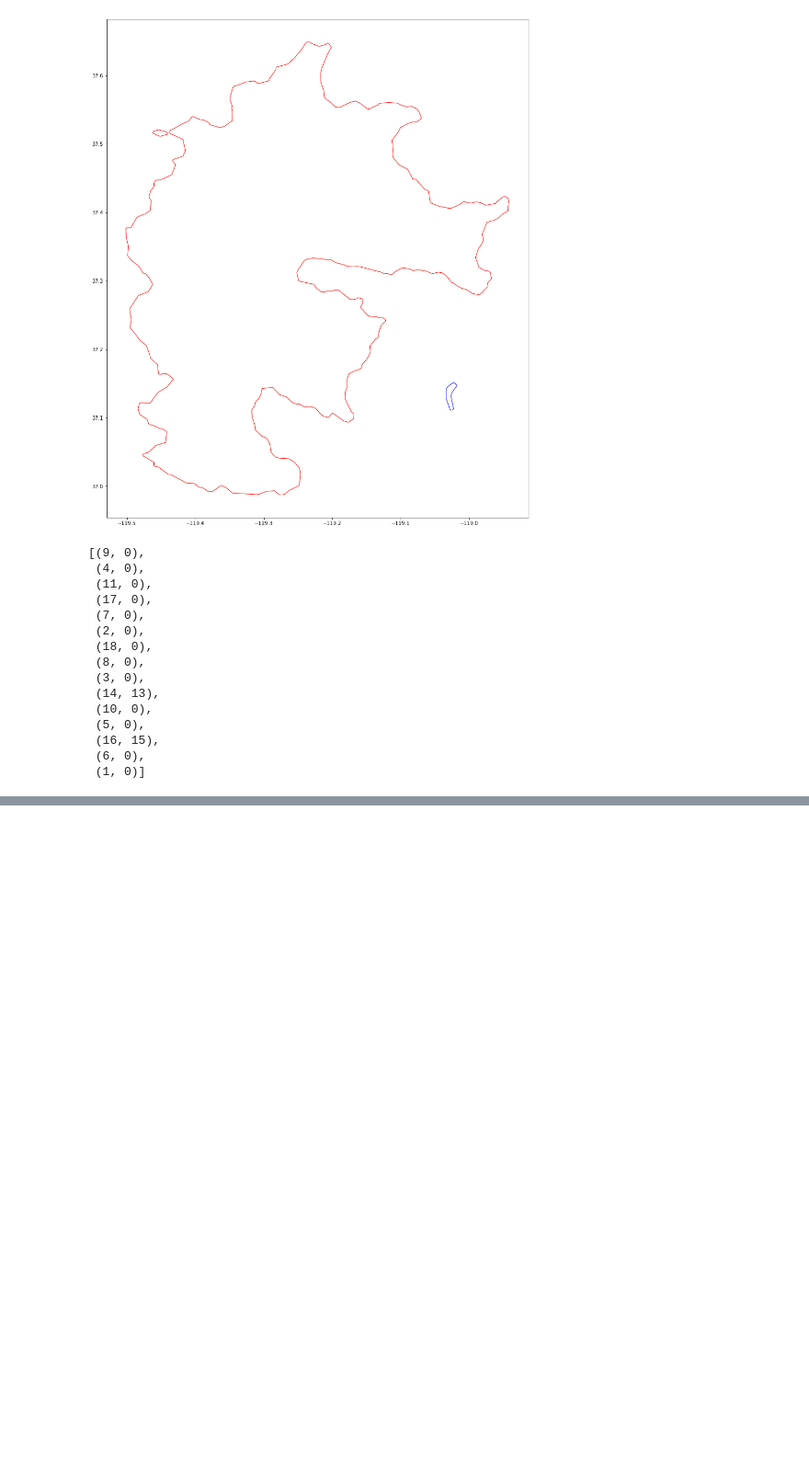
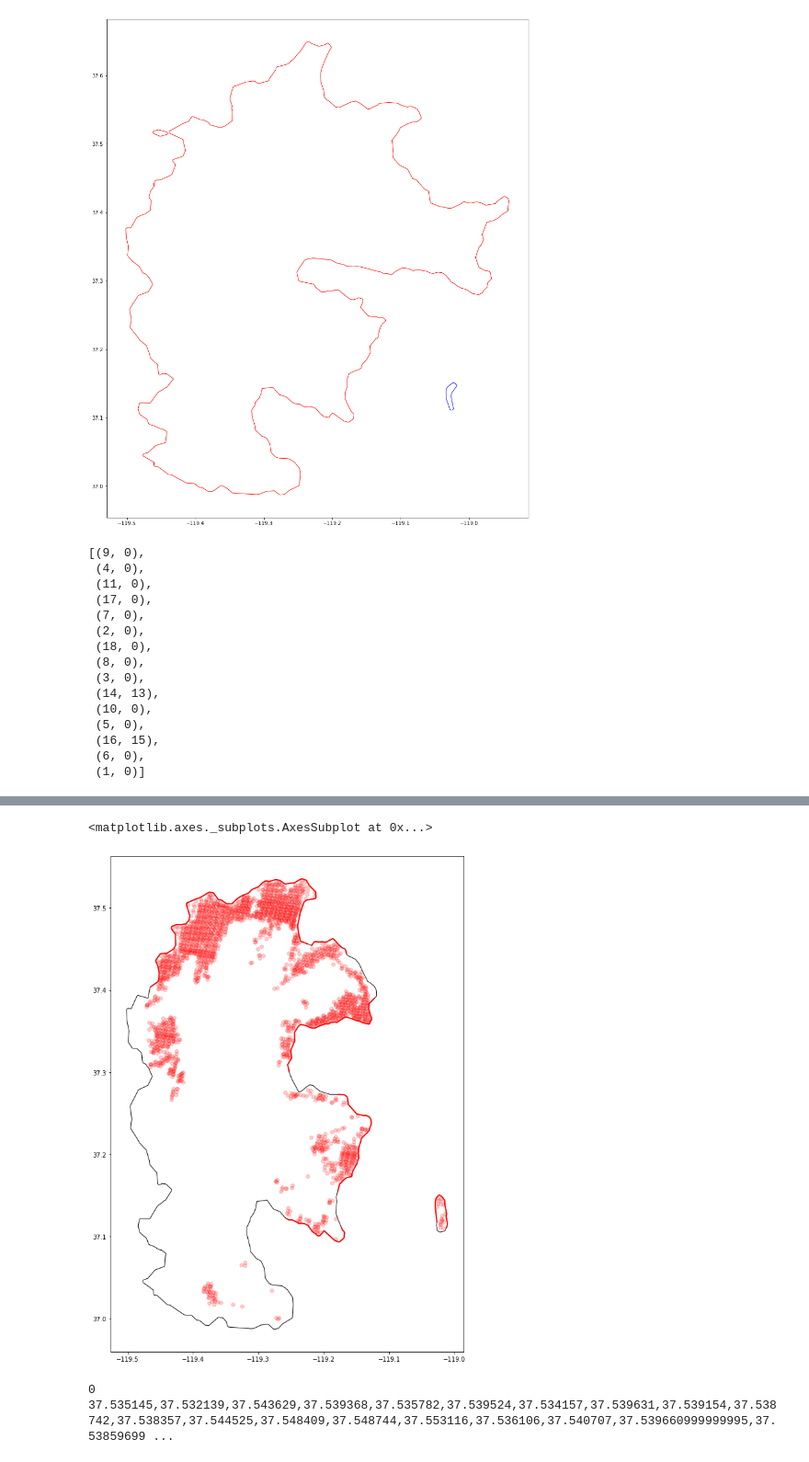
Before and after one commit to Earth-Information-System/fireatlas, a Jupyter notebook: CodeDebug.ipynb, the cells around one changed output, grey strips where cells are left out. Shown at 92% size. Drawn from its saved outputs; the diff is of its cells as text; code cells hidden in the pictures; blank space fills up the shorter version.

```diff
--- a/CodeDebug.ipynb
+++ b/CodeDebug.ipynb
@@ -810,0 +798,16 @@ allfires_full.fires[4].t_st,allfires_full.fires[4].t_ed
+# %%
+regnm = 'Creek'
+# %%
+gdf_fperim = FireGpkg.make_gdf_fperim(allfires,heritage,regnm)
+# %%
+gdf_fline = FireGpkg.make_gdf_fline(allfires,heritage)
+# %%
+gdf_NFP = FireGpkg.make_gdf_NFP(allfires,heritage)
+# %%
+fig,ax=plt.subplots(figsize=(12,15))
+gdf_fperim.plot(ax=ax,facecolor='none',edgecolor='k')
+gdf_fline.plot(ax=ax,color='r',lw=2)
+gdf_NFP.plot(ax=ax,color='r',alpha=0.2)
+# %% [output]
+<matplotlib.axes._subplots.AxesSubplot at 0x...>
+[figure, added]
@@ -810,0 +822,17 @@ allfires_full.fires[4].t_st,allfires_full.fires[4].t_ed
+# %%
+for fid in allfires_full.fids_active:
+    print(fid)
+    f = allfires_full.fires[fid]
+    mergid = fid
+    if fid in heritage.keys():
+        mergid = heritage[fid]
+    if len(f.newlocs)>0:
+        for p in f.newpixels:
+            df = df.append({'fireID':f.fireID,'mergid':mergid,'lon':p.lon,'lat':p.lat,
+                            'DS':p.DS,'DT':p.DT,'frp':p.frp,'sat':p.sat,'datetime':p.datetime},
+                           ignore_index=True)
+            print(p.lat,end=',')
+#         lats,lons,frps,DSs,DTs,datetimes,sats = zip(*([(p.lat,p.lon,p.frp, p.DS, p.DT, p.datetime, p.sat) for p in f.newpixels]))
+# %% [output]
+0
+37.535145,37.532139,37.543629,37.539368,37.535782,37.539524,37.534157,37.539631,37.539154,37.538742,37.538357,37.544525,37.548409,37.548744,37.553116,37.536106,37.540707,37.539660999999995,37.53859699 ...
```
Also changed, not shown: parts of 44 cells of this notebook, 5 other files.
